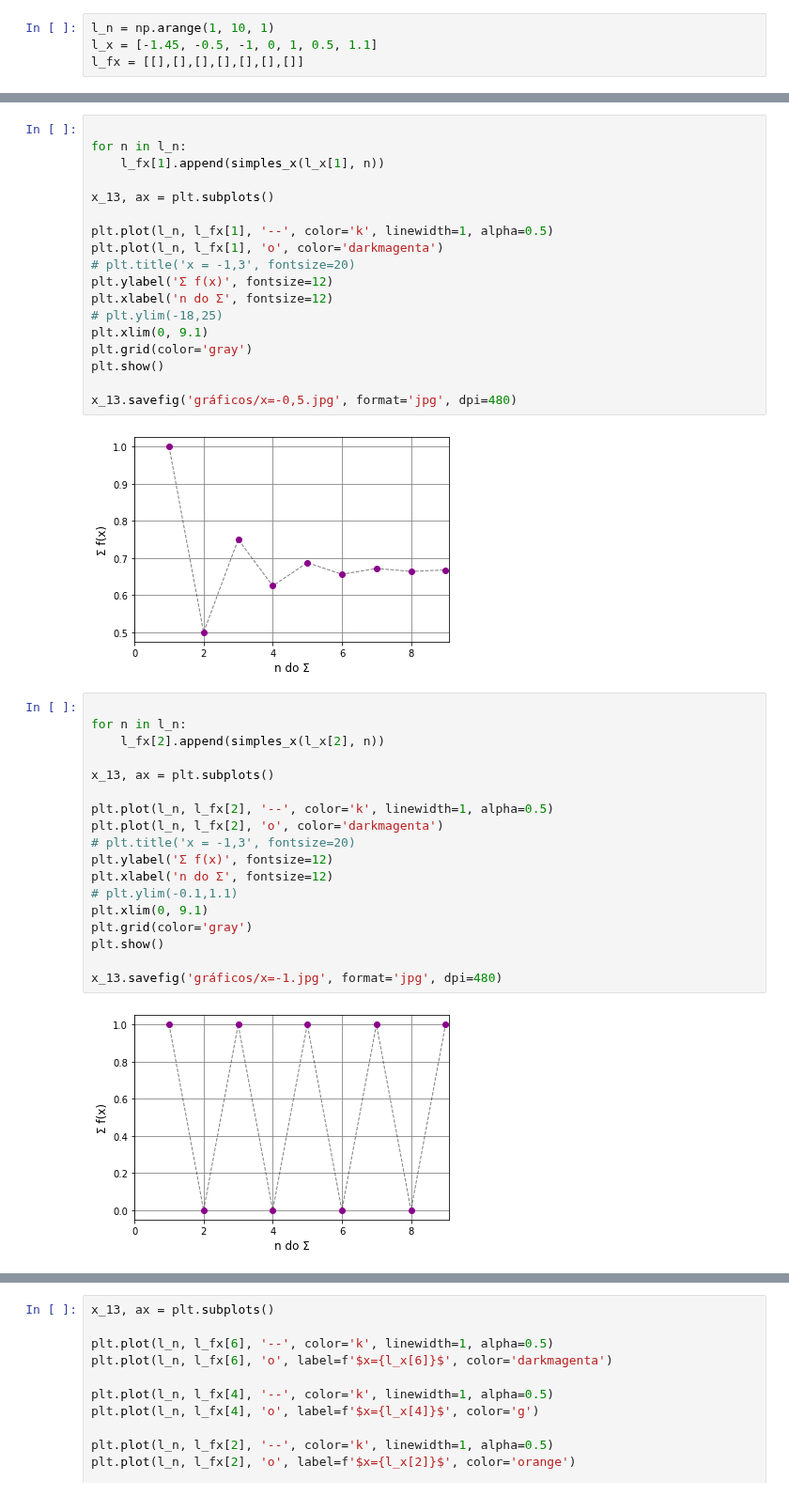
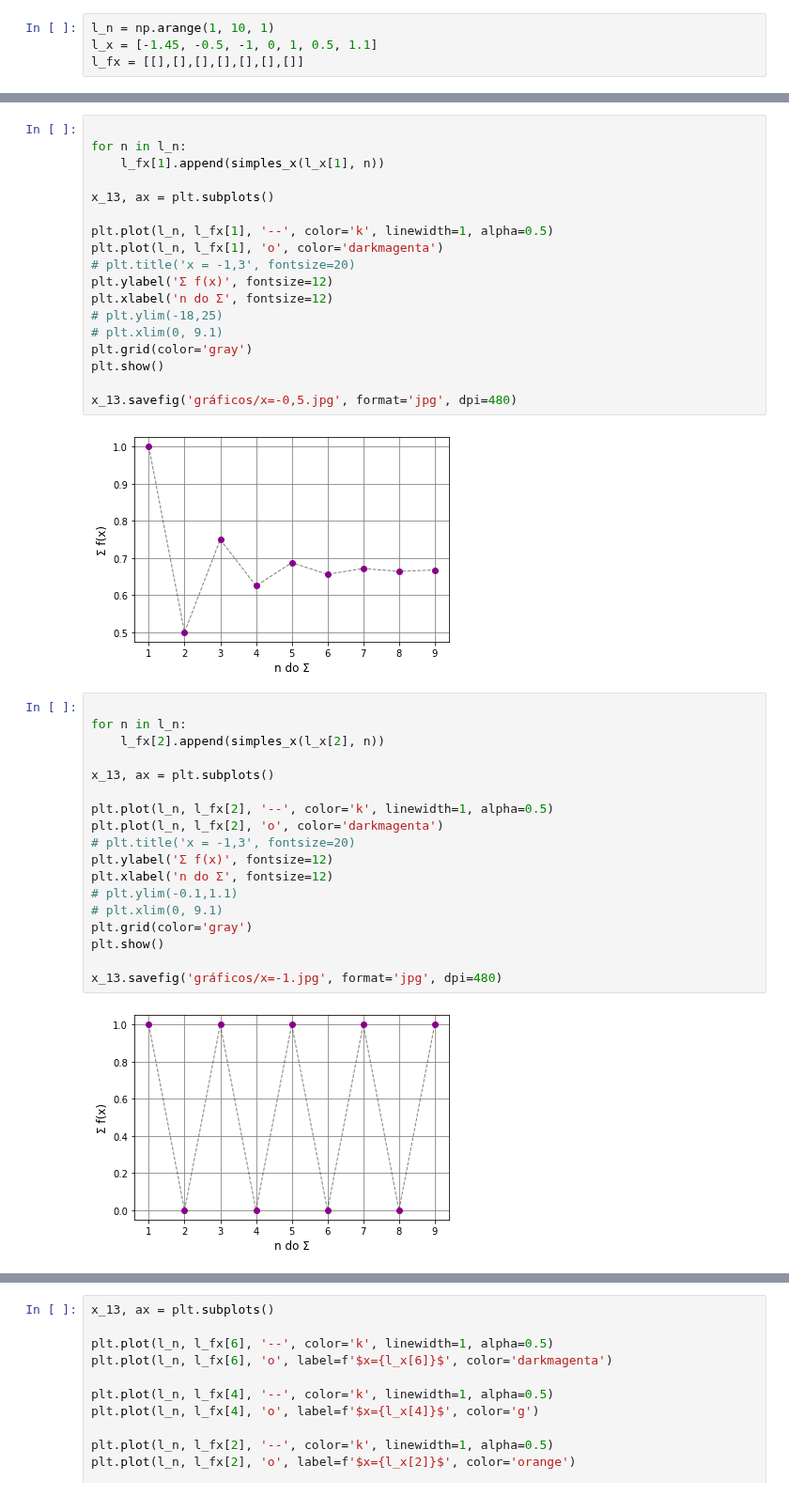
Before and after one commit to pedroivoal/Semestre-2, a Jupyter notebook: Matvar/APS/graficos_slide.ipynb, the cells around one changed output, grey strips where cells are left out. Shown at 94% size. Cells and saved outputs as stored; diff of their text form.

```diff
--- a/Matvar/APS/graficos_slide.ipynb
+++ b/Matvar/APS/graficos_slide.ipynb
@@ -75,33 +75,33 @@ plt.plot(l_n, l_fx[1], 'o', color='darkmagenta')
 plt.ylabel('Σ f(x)', fontsize=12)
 plt.xlabel('n do Σ', fontsize=12)
 # plt.ylim(-18,25)
-plt.xlim(0, 9.1)
+# plt.xlim(0, 9.1)
 plt.grid(color='gray')
 plt.show()
 
 x_13.savefig('gráficos/x=-0,5.jpg', format='jpg', dpi=480)
 # %% [output]
-[figure, old version]
+[figure, new version]
 # %%
 
 for n in l_n:
     l_fx[2].append(simples_x(l_x[2], n))
 
 x_13, ax = plt.subplots()
 
 plt.plot(l_n, l_fx[2], '--', color='k', linewidth=1, alpha=0.5)
 plt.plot(l_n, l_fx[2], 'o', color='darkmagenta')
 # plt.title('x = -1,3', fontsize=20)
 plt.ylabel('Σ f(x)', fontsize=12)
 plt.xlabel('n do Σ', fontsize=12)
 # plt.ylim(-0.1,1.1)
-plt.xlim(0, 9.1)
+# plt.xlim(0, 9.1)
 plt.grid(color='gray')
 plt.show()
 
 x_13.savefig('gráficos/x=-1.jpg', format='jpg', dpi=480)
 # %% [output]
-[figure, old version]
+[figure, new version]
 # %%
 
 for n in l_n:
```
Also changed, not shown: parts of 5 cells of this notebook, 8 other files.
